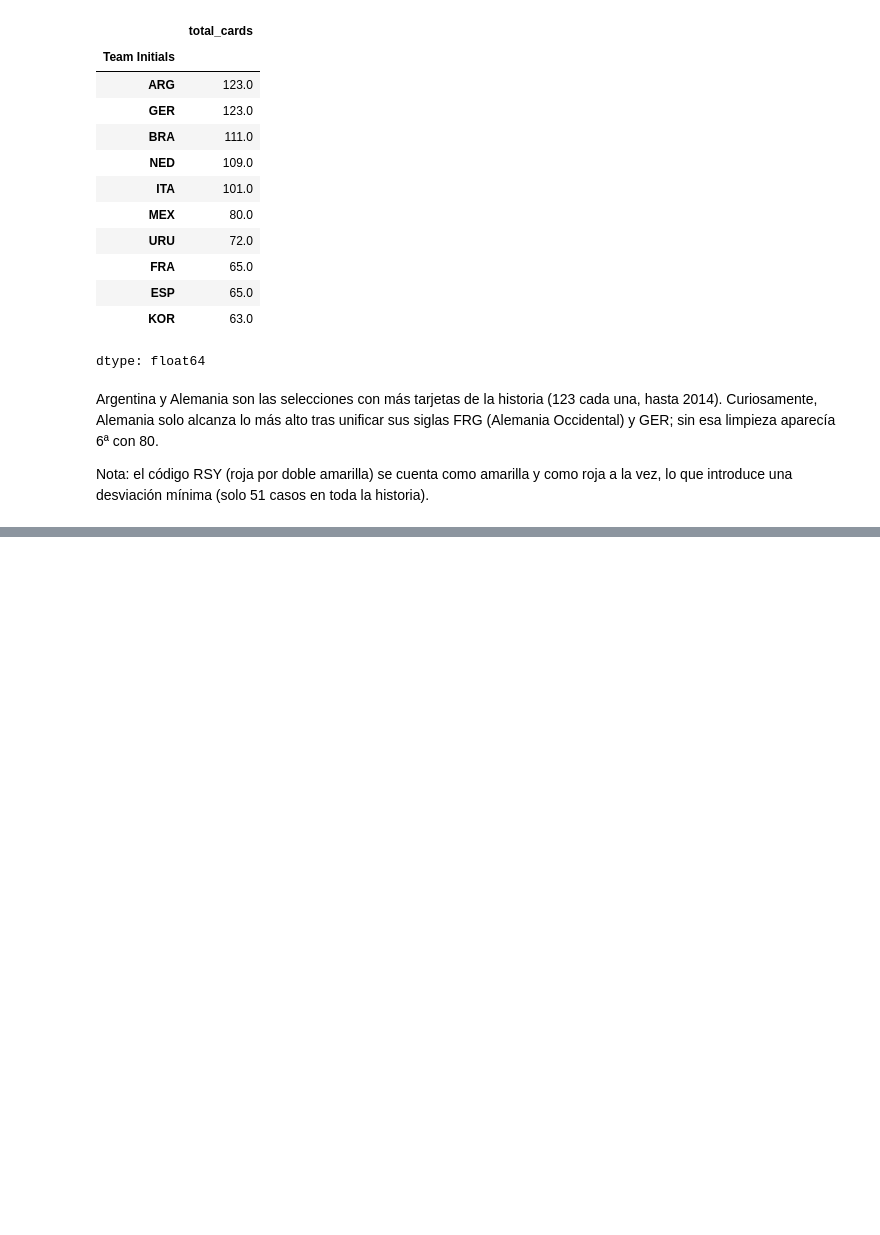
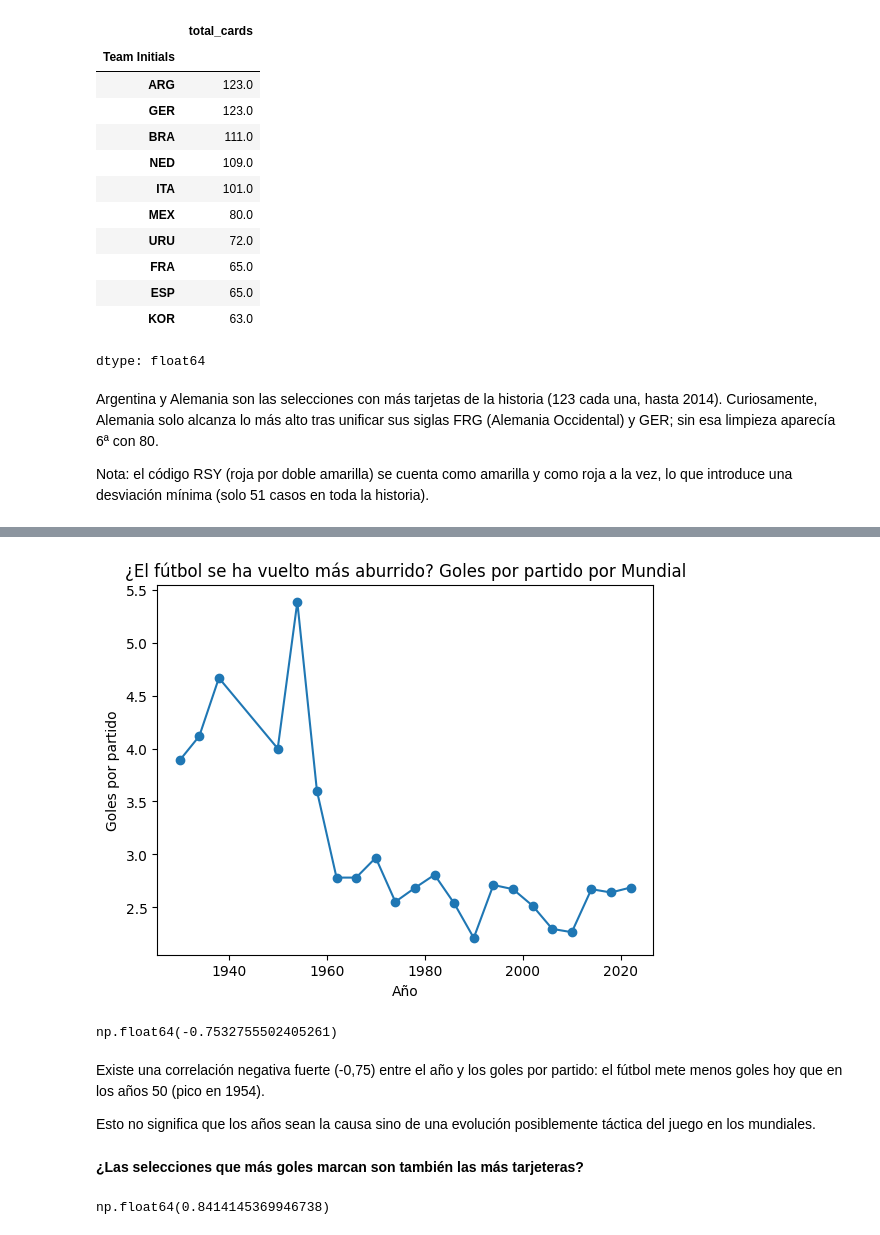
Before and after one commit to claudiocdc/fifa-world-cup-analysis, a Jupyter notebook: 01_Limpieza_Fifa_WorldCup.ipynb, the cells around one changed output, grey strips where cells are left out. Saved outputs shown, nothing was run; the diff lists cells and outputs as text; code cells hidden in the pictures; blank space fills up the shorter version.

```diff
--- a/01_Limpieza_Fifa_WorldCup.ipynb
+++ b/01_Limpieza_Fifa_WorldCup.ipynb
@@ -604,0 +631,5 @@ Nota: el código RSY (roja por doble amarilla) se cuenta como amarilla y como ro
+# %%
+#Creamos columna en el dataframe de los mundiales
+##Reflejamos la tabla
+df['goals_per_match'] = df['GoalsScored']/df['MatchesPlayed']
+df[['Year','goals_per_match']]
@@ -604,0 +654,37 @@ Nota: el código RSY (roja por doble amarilla) se cuenta como amarilla y como ro
+# %%
+#Vamos a ver dicha relación importando matplotlib
+##plt.plot(x, y, marker='o') https://matplotlib.org/stable/api/_as_gen/matplotlib.pyplot.plot.html
+
+import matplotlib.pyplot as plt
+
+plt.plot(df['Year'], df['goals_per_match'], marker='o')
+plt.title('¿El fútbol se ha vuelto más aburrido? Goles por partido por Mundial')
+plt.xlabel('Año')
+plt.ylabel('Goles por partido')
+plt.show()
+# %% [output]
+[figure, added]
+# %%
+#Hacemos correlación para verificar que correlación existe
+##https://pandas.pydata.org/docs/reference/api/pandas.DataFrame.corr.html
+
+df['Year'].corr(df['goals_per_match'])
+# %% [output]
+np.float64(-0.7532755502405261)
+# %% [markdown]
+Existe una correlación negativa fuerte (-0,75) entre el año y los goles por partido: el fútbol mete menos goles hoy que en los años 50 (pico en 1954).
+
+
+Esto no significa que los años sean la causa sino de una evolución posiblemente táctica del juego en los mundiales.
+# %% [markdown]
+**¿Las selecciones que más goles marcan son también las más tarjeteras?**
+# %%
+#Necesitamos una tabla con goles y tarjetas por selección, juntos
+##Ya tenemos una con goles y tarjetas solo hay que agrupar y sumar por equipos
+###Ojeamos por verificar que se ha creado bien y hacemos la correlación
+
+team_stats = df_players_year.groupby('Team Initials')[['goals','total_cards']].sum()
+team_stats.sort_values('goals',ascending = False)
+team_stats['goals'].corr(team_stats['total_cards'])
+# %% [output]
+np.float64(0.8414145369946738)
```
Also changed, not shown: parts of 10 cells of this notebook.
